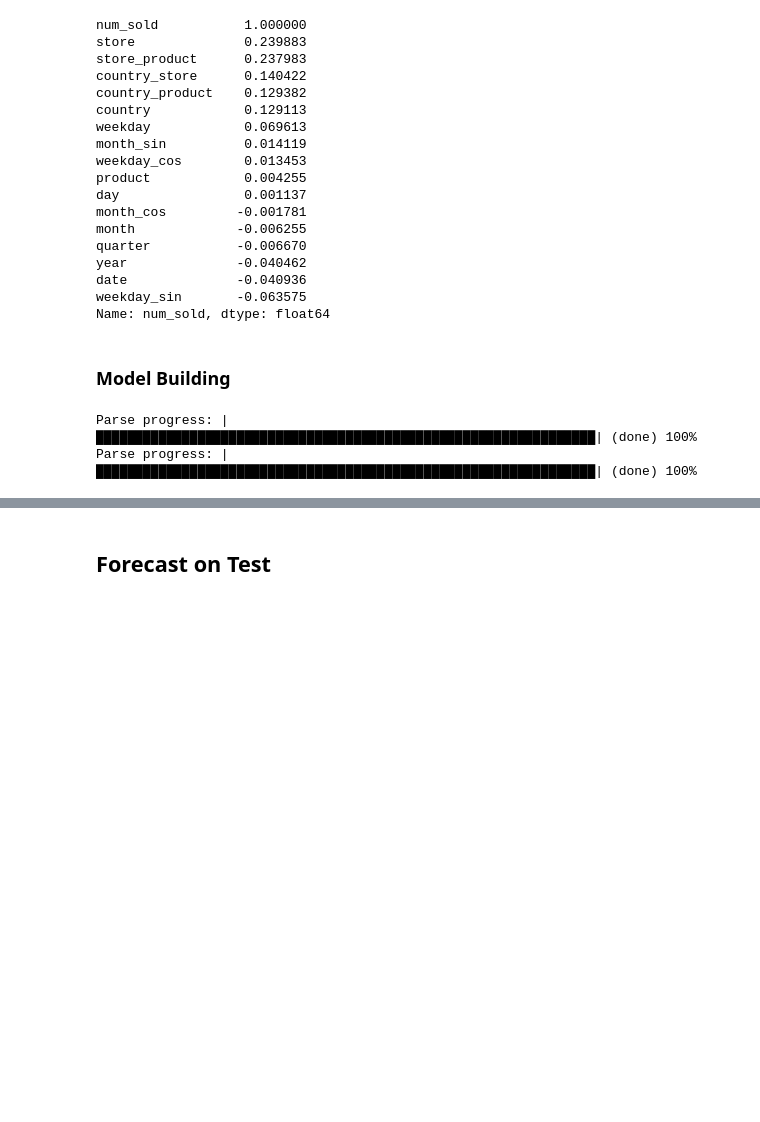
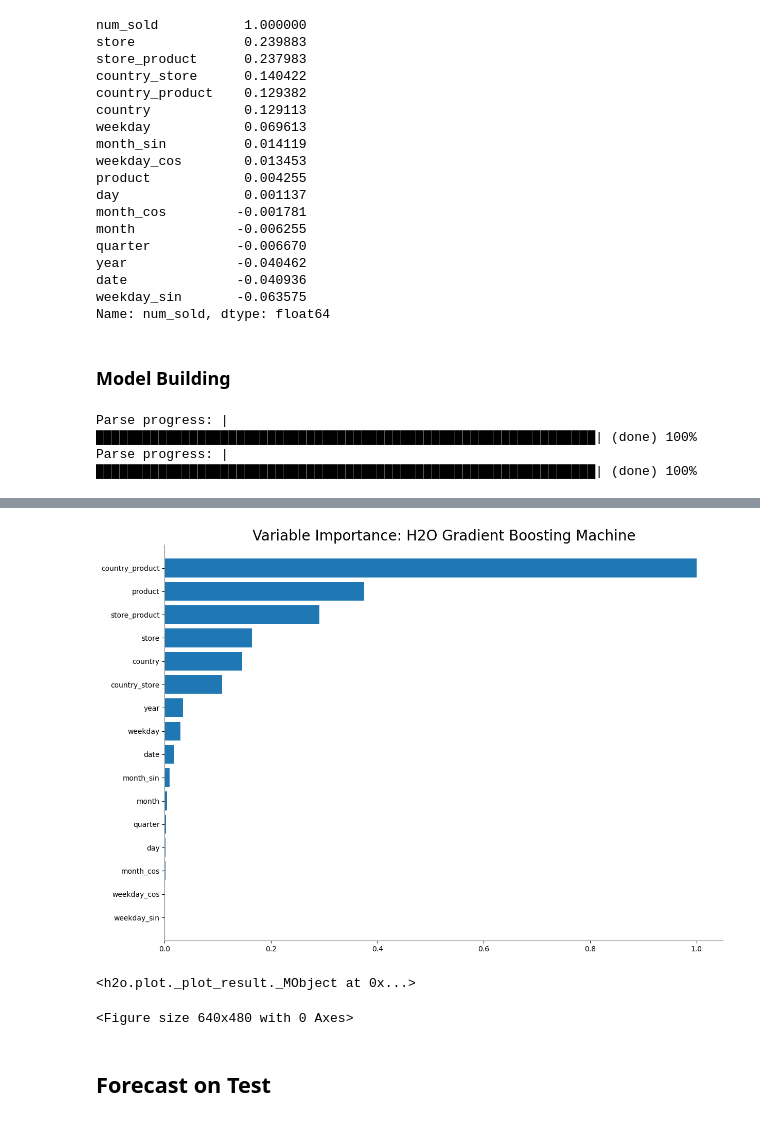
Before and after one commit to ROUSenghak/Forecasting_Sticker_Sales, a Jupyter notebook: main.ipynb, the cells around one changed output, grey strips where cells are left out. Cells and saved outputs as stored; diff of their text form; code cells hidden in the pictures; blank space fills up the shorter version.

```diff
--- a/main.ipynb
+++ b/main.ipynb
@@ -388,5 +389,3 @@ Parse progress: |█████████████████████
 # %%
 target = 'num_sold'
 features = [col for col in train.columns if col != target]
-# %%
-train_h2o, valid_h2o = train_h2o.split_frame(ratios=[0.8], seed=42)
@@ -557,0 +392,11 @@ Mean Residual Deviance: 3454.2344609346874
+# %%
+h2o_gbm = H2OGradientBoostingEstimator(
+    ntrees=62,          # Number of trees
+    max_depth=8,        # Maximum depth of trees
+    learn_rate=0.1,     # Learning rate
+    min_rows=1,         # Minimum number of observations per leaf
+    nbins_cats=256,     # Number of bins for categorical features
+    seed=42
+)
+
+h2o_gbm.train(x=features, y=target, training_frame=train_h2o)
@@ -558,2 +448,9 @@ Mean Residual Deviance: 3454.2344609346874
+# %%
+importance = h2o_gbm.varimp()
+h2o_gbm.varimp_plot(num_of_features=20)
+# %% [output]
+[figure, added]
+<h2o.plot._plot_result._MObject at 0x...>
+<Figure size 640x480 with 0 Axes>
 # %% [markdown]
 ## Forecast on Test
```
Also changed, not shown: parts of 11 cells of this notebook, 4 other files.
